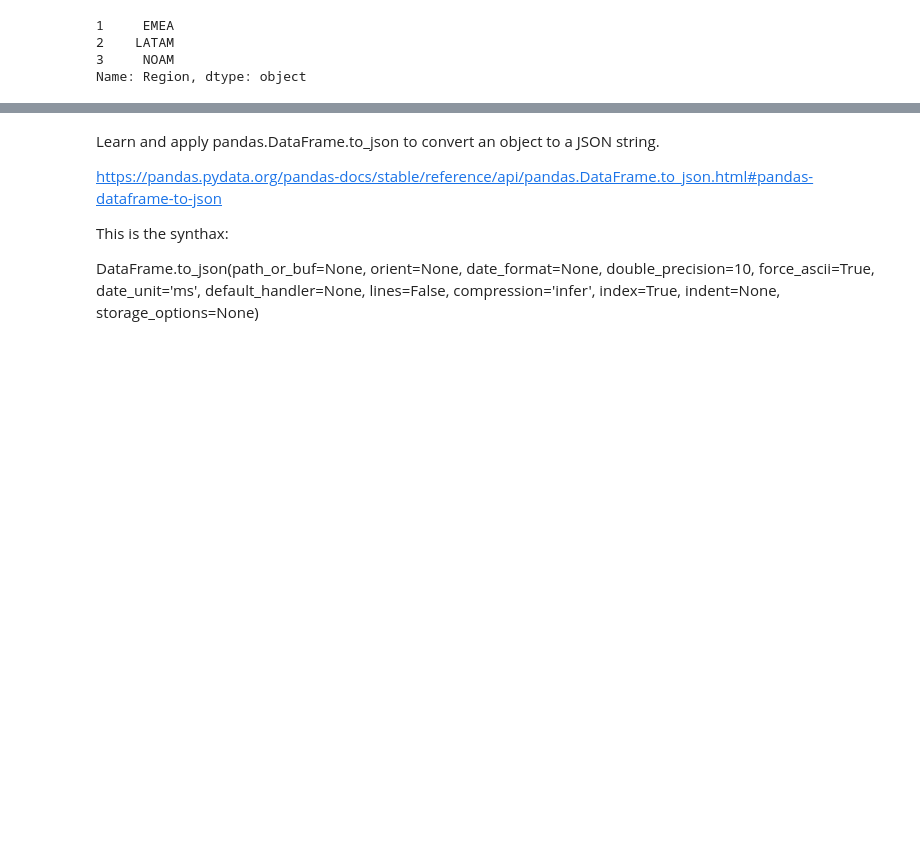
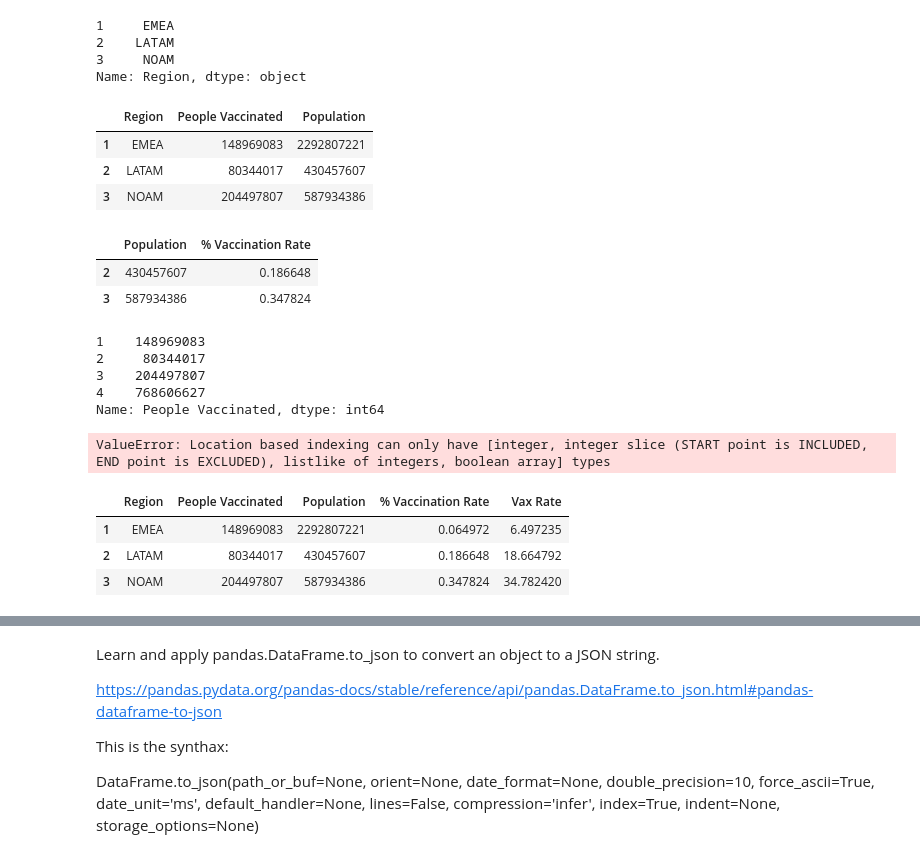
Before and after one commit to bossiilaria/Python, a Jupyter notebook: Working with Pandas.ipynb, the cells around one changed output, grey strips where cells are left out. Saved outputs shown, nothing was run; the diff lists cells and outputs as text; code cells hidden in the pictures; blank space fills up the shorter version.

```diff
--- a/Working with Pandas.ipynb
+++ b/Working with Pandas.ipynb
@@ -144,3 +162,39 @@ regionDF.iloc[1:4,0] #Second to fourth row and first column
 2    LATAM
 3     NOAM
 Name: Region, dtype: object
+# %%
+regionDF.iloc[1:4,:3] #Second to fourth row, first 3 columns
+# %% [output]
+|  | Region | People Vaccinated | Population |
+| 1 | EMEA | 148969083 | 2292807221 |
+| 2 | LATAM | 80344017 | 430457607 |
+| 3 | NOAM | 204497807 | 587934386 |
+# %%
+regionDF.iloc[2:4, 2:4] # third to fourth row, third to fourth column
+# %% [output]
+|  | Population | % Vaccination Rate |
+| 2 | 430457607 | 0.186648 |
+| 3 | 587934386 | 0.347824 |
+# %%
+#What is the difference between loc and iloc?
+regionDF.loc[1:4, 'People Vaccinated'] #loc selects by label (rows based on the indeces 1, 2, 3, 4 and column by
+#column name). Loc is inclusive (includes index 4)
+# %% [output]
+1    148969083
+2     80344017
+3    204497807
+4    768606627
+Name: People Vaccinated, dtype: int64
+# %%
+regionDF.iloc[1:4, 'People Vaccinated'] #iloc selects the rown based on their position. i in iloc stays for integer.
+#First integer is included and second excluded. It can only work with integers. For ex. if I  try to select by column
+#name, I get an error: https://www.youtube.com/watch?v=xvpNA7bC8cs
+# %% [output]
+ValueError: Location based indexing can only have [integer, integer slice (START point is INCLUDED, END point is EXCLUDED), listlike of integers, boolean array] types
+# %%
+regionDF.iloc[1:4]
+# %% [output]
+|  | Region | People Vaccinated | Population | % Vaccination Rate | Vax Rate |
+| 1 | EMEA | 148969083 | 2292807221 | 0.064972 | 6.497235 |
+| 2 | LATAM | 80344017 | 430457607 | 0.186648 | 18.664792 |
+| 3 | NOAM | 204497807 | 587934386 | 0.347824 | 34.782420 |
```
Also changed, not shown: parts of 18 cells of this notebook, 1 other file.
